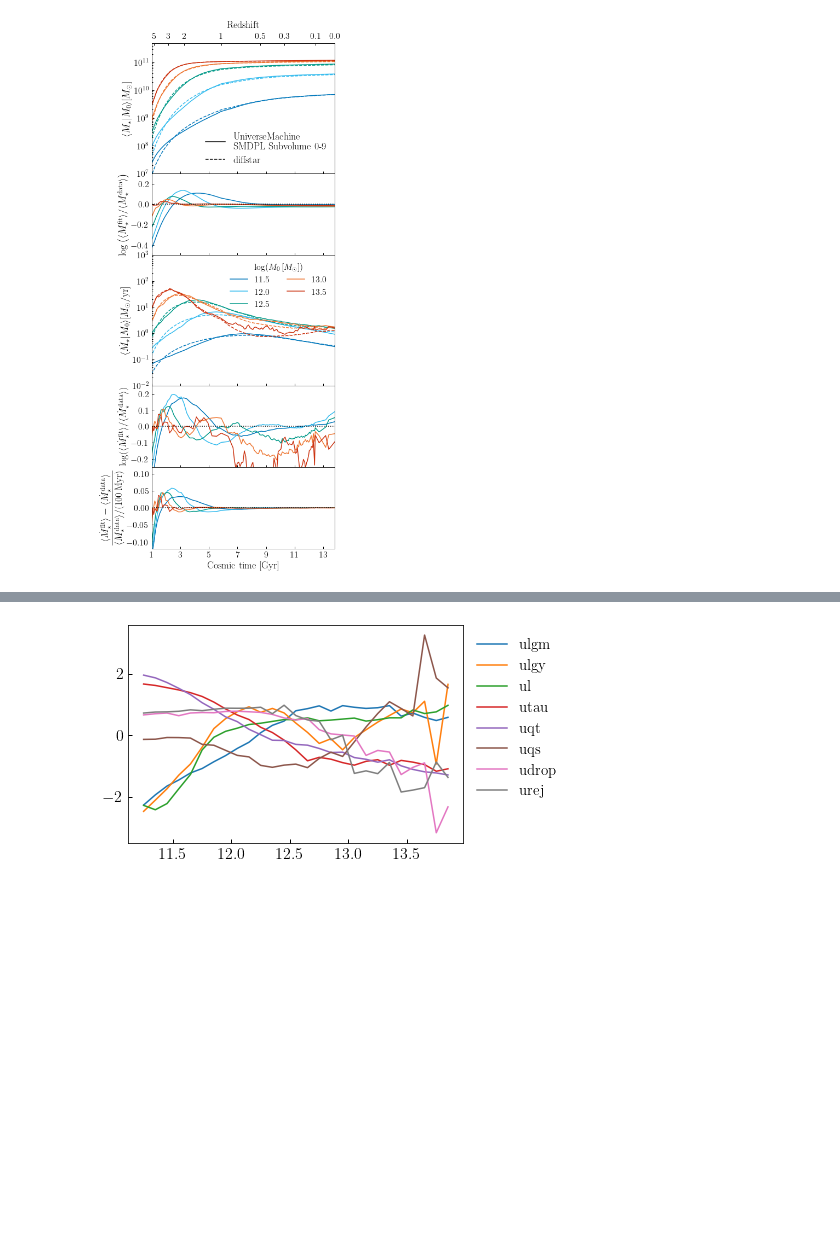
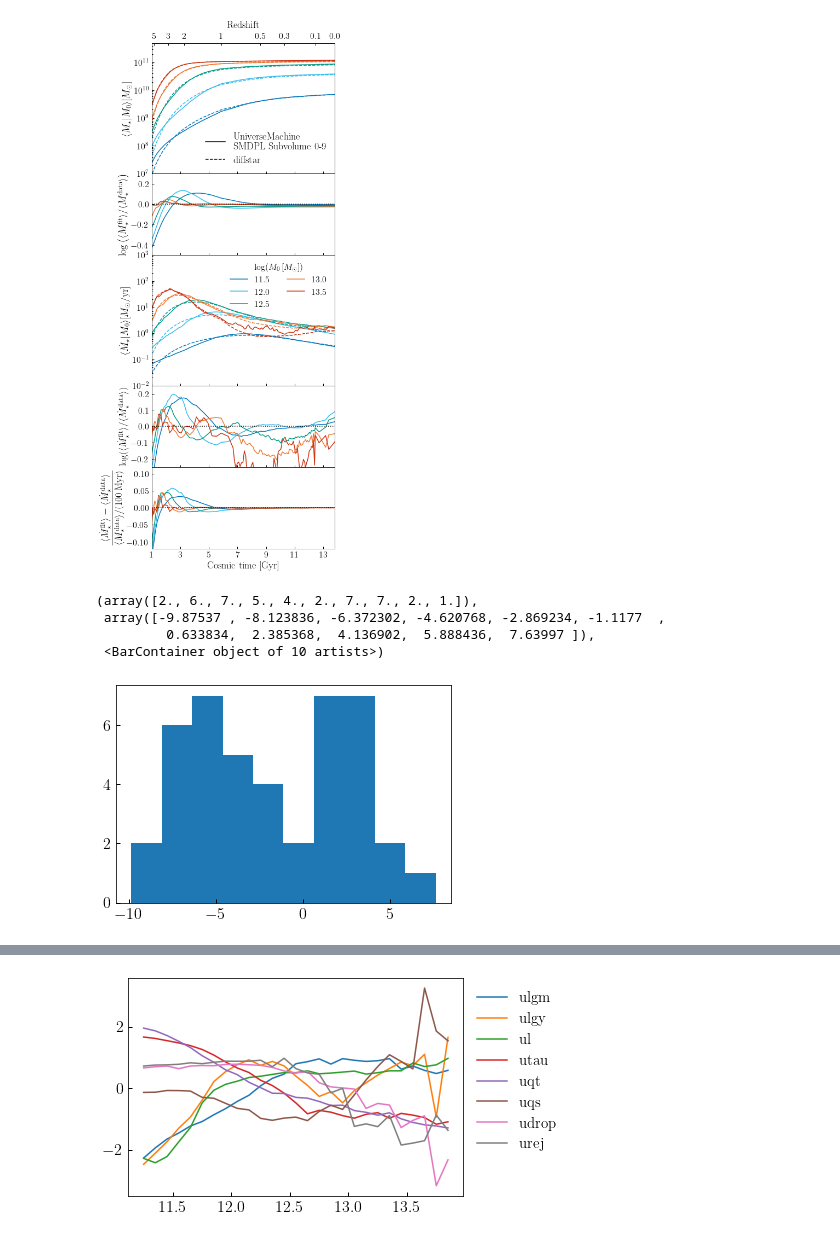
Before and after one commit to ArgonneCPAC/diffstarpop, a Jupyter notebook: notebooks/pdf_population_parameters.ipynb, the cells around one changed output, grey strips where cells are left out. Saved outputs shown, nothing was run; the diff lists cells and outputs as text; code cells hidden in the pictures; blank space fills up the shorter version.

Commit message:
Adding first working implementation of a quenched halo population

```diff
--- a/notebooks/pdf_population_parameters.ipynb
+++ b/notebooks/pdf_population_parameters.ipynb
@@ -363,9 +363,13 @@ ax2.xaxis.set_label_coords(0.5, 1.12)
 # %% [output]
 [figure]
 # %%
+
+
 def calculat_stats_and_errs(params, N=50):
     median = np.median(params, axis=0)
-    sigma = np.std(params, axis=0)
+    # sigma = np.std(params, axis=0)
+    sigma = np.diff(np.percentile(params, [50-68.27/2.0, 50+68.27/2.0], axis=0), axis=0)/2.0
+
     corr = np.corrcoef(params.T)
     medians_err = []
     sigmas_err = []
@@ -373,7 +377,8 @@ def calculat_stats_and_errs(params, N=50):
     for i in range(N):
         choice = np.random.choice(len(params), len(params), replace=True)
         medians_err.append(np.median(params[choice], axis=0))
-        sigmas_err.append(np.std(params[choice], axis=0, ddof=1))
+        # sigmas_err.append(np.std(params[choice], axis=0, ddof=1))
+        sigmas_err.append(np.diff(np.percentile(params[choice], [50-68.27/2.0, 50+68.27/2.0], axis=0), axis=0)/2.0)
         corrs_err.append(np.corrcoef(params[choice].T))
     medians_err = np.std(medians_err, axis=0, ddof=1)
     sigmas_err = np.std(sigmas_err, axis=0, ddof=1)
@@ -451,3 +461,12 @@ for i in range(len(massvals)-1):
+# %%
+_val = u_fit_params[mask_mass&quenched]
+plt.hist(_val[:,4])
+# %% [output]
+(array([2., 6., 7., 5., 4., 2., 7., 7., 2., 1.]),
+ array([-9.87537 , -8.123836, -6.372302, -4.620768, -2.869234, -1.1177  ,
+         0.633834,  2.385368,  4.136902,  5.888436,  7.63997 ]),
+ <BarContainer object of 10 artists>)
+[figure, added]
 # %%
 logmpeak = logmpeak_SMDPL
 fit_params = res_SMDPL[1].copy()
```
Also changed, not shown: parts of 16 cells of this notebook, 7 other files.
